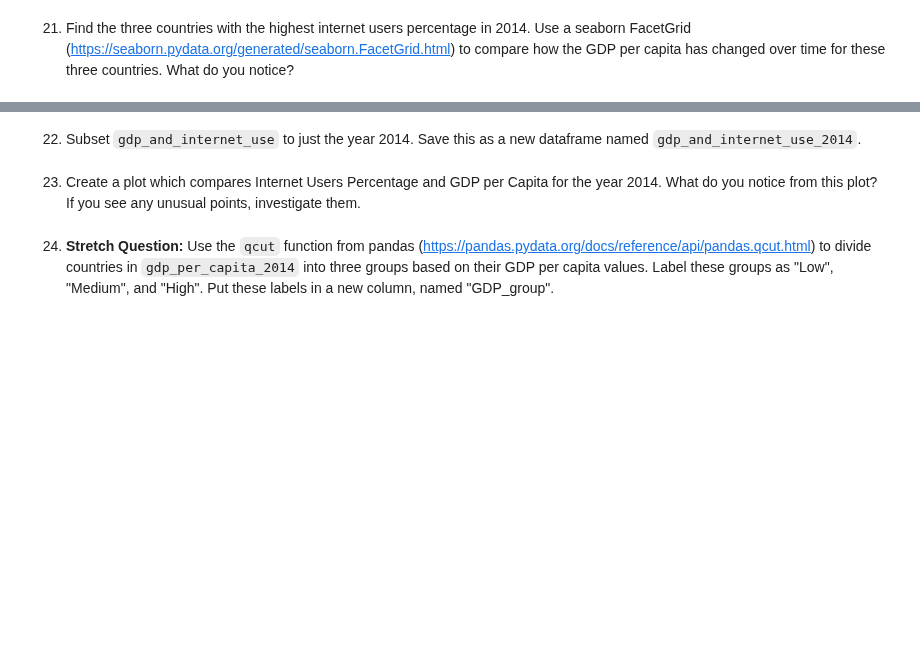
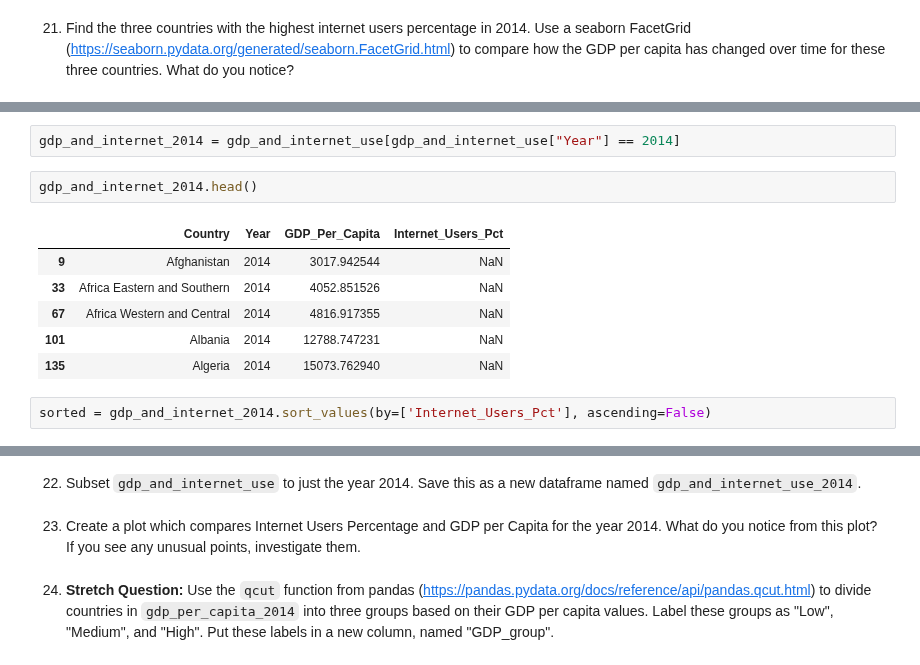
Before and after one commit to NSS-Data-Analytics-Cohort-14/gdp-and-internet-usage-kshaffer93, a Jupyter notebook: notebooks/example.ipynb, the cells around one changed output, grey strips where cells are left out. Drawn from its saved outputs; the diff is of its cells as text; blank space fills up the shorter version.

```diff
--- a/notebooks/example.ipynb
+++ b/notebooks/example.ipynb
@@ -554,0 +566,13 @@ Name: Internet_Users_Pct, Length: 227, dtype: int64
+# %%
+gdp_and_internet_2014 = gdp_and_internet_use[gdp_and_internet_use["Year"] == 2014]
+# %%
+gdp_and_internet_2014.head()
+# %% [output]
+|  | Country | Year | GDP_Per_Capita | Internet_Users_Pct |
+| 9 | Afghanistan | 2014 | 3017.942544 | NaN |
+| 33 | Africa Eastern and Southern | 2014 | 4052.851526 | NaN |
+| 67 | Africa Western and Central | 2014 | 4816.917355 | NaN |
+| 101 | Albania | 2014 | 12788.747231 | NaN |
+| 135 | Algeria | 2014 | 15073.762940 | NaN |
+# %%
+sorted = gdp_and_internet_2014.sort_values(by=['Internet_Users_Pct'], ascending=False)
```
Also changed, not shown: parts of 8 cells of this notebook.
